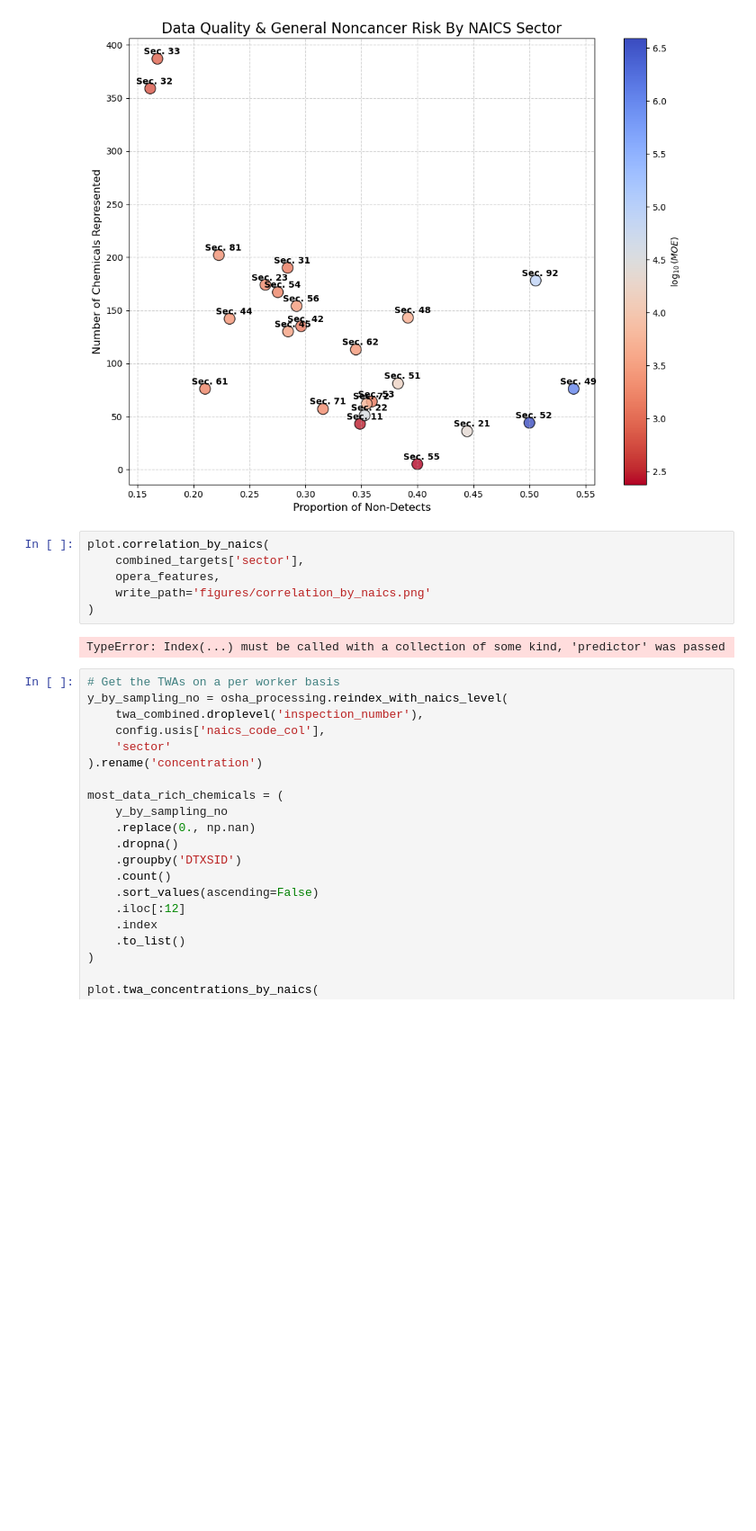
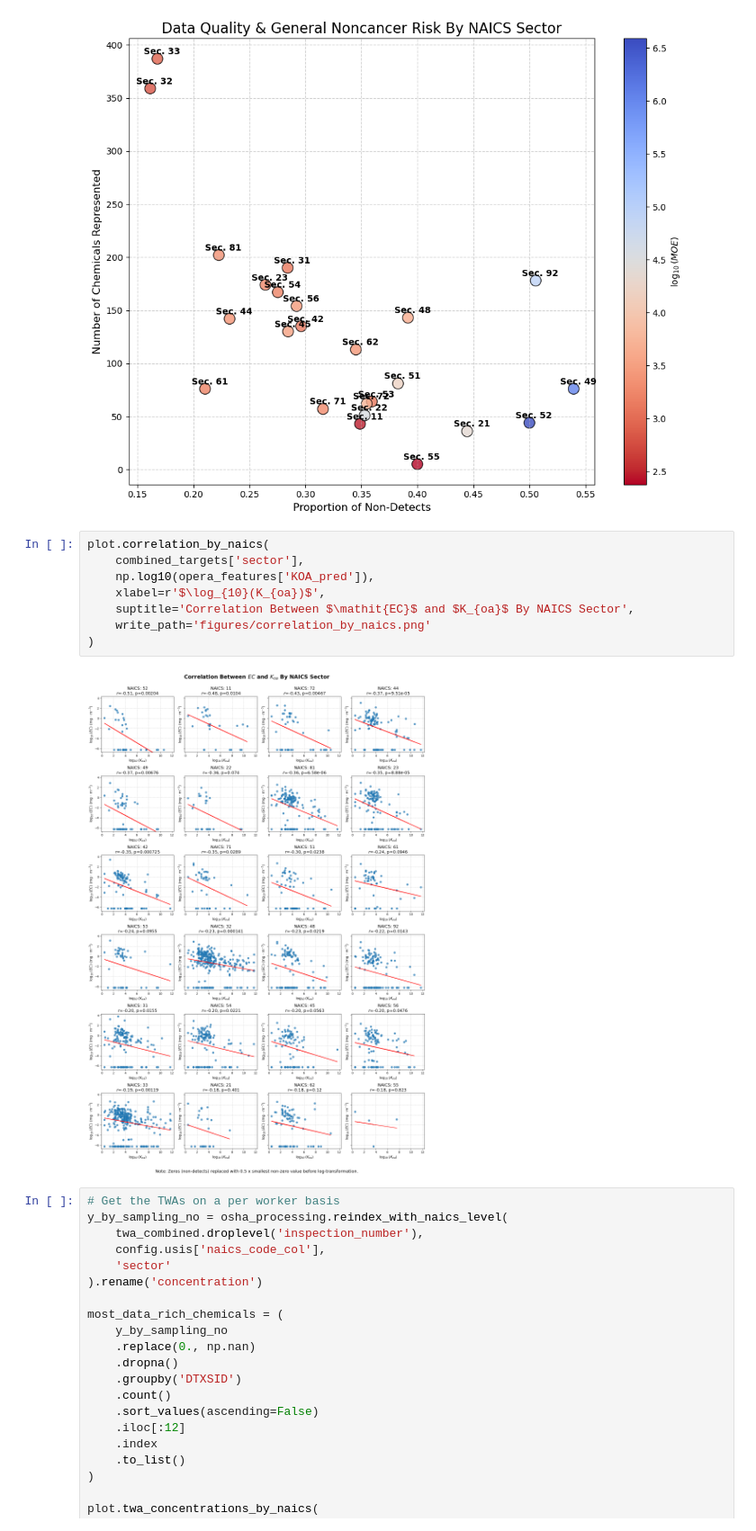
Before and after one commit to jkvasnicka/ht-occupational-plus, a Jupyter notebook: 20250107_training_data_analysis.ipynb, the cells around one changed output. Shown at 90% size. Saved outputs shown, nothing was run; the diff lists cells and outputs as text; blank space fills up the shorter version.

```diff
--- a/20250107_training_data_analysis.ipynb
+++ b/20250107_training_data_analysis.ipynb
@@ -359,11 +359,13 @@ plot.naics_level_data_summary(
 # %%
 plot.correlation_by_naics(
     combined_targets['sector'],
-    opera_features,
+    np.log10(opera_features['KOA_pred']),
+    xlabel=r'$\log_{10}(K_{oa})$',
+    suptitle='Correlation Between $\mathit{EC}$ and $K_{oa}$ By NAICS Sector',
     write_path='figures/correlation_by_naics.png'
 )
 # %% [output]
-TypeError: Index(...) must be called with a collection of some kind, 'predictor' was passed
+[figure, added]
 # %%
 # Get the TWAs on a per worker basis
 y_by_sampling_no = osha_processing.reindex_with_naics_level(
```
Also changed, not shown: 2 other files.
